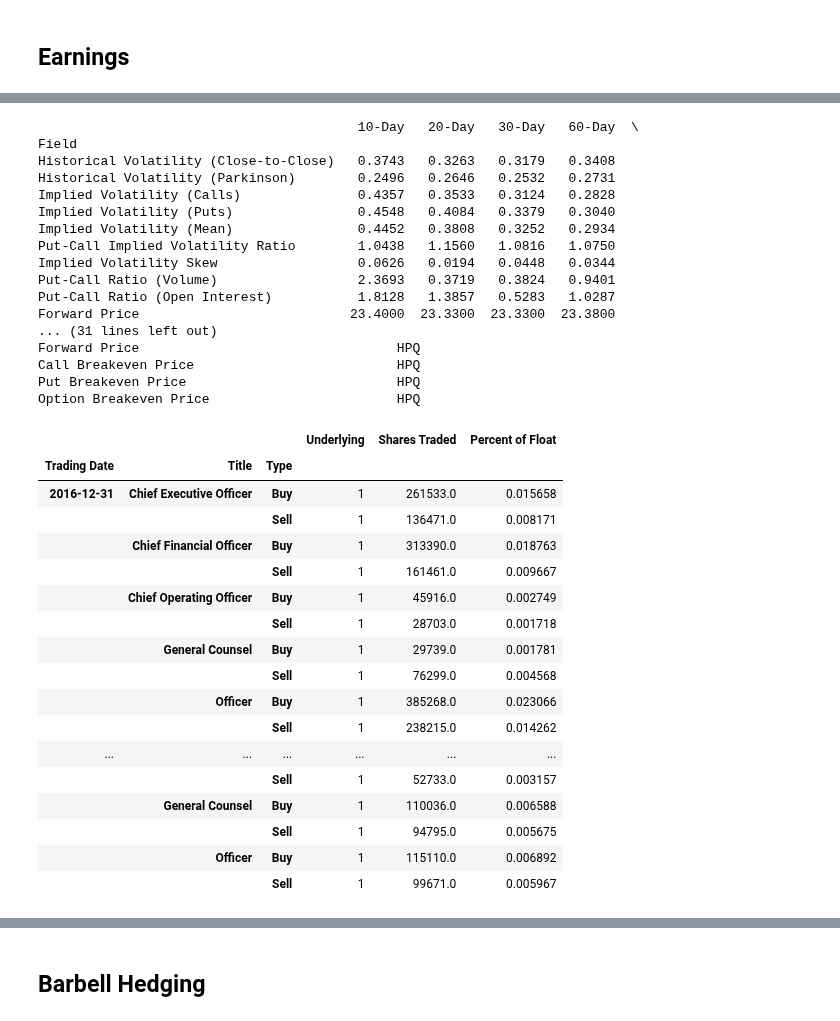
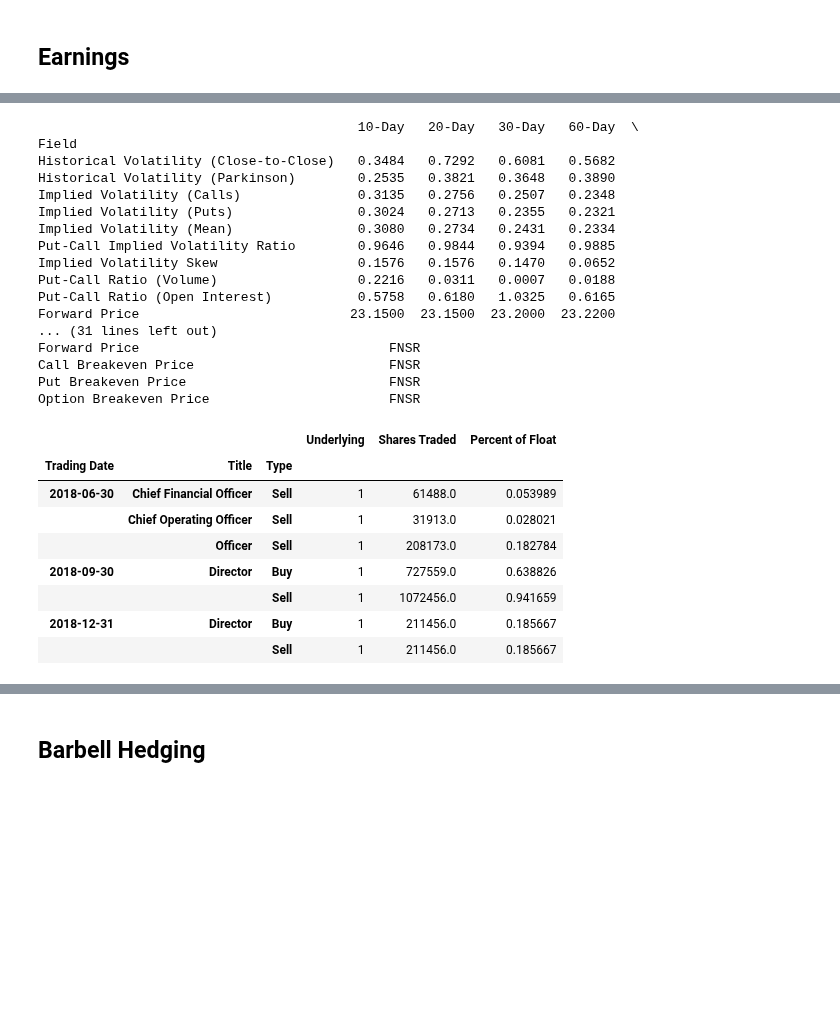
Before and after one commit to auto-d1dact/Trading, a Jupyter notebook: Notebooks/Daily Trading.ipynb, the cells around one changed output, grey strips where cells are left out. Saved outputs shown, nothing was run; the diff lists cells and outputs as text; code cells hidden in the pictures; blank space fills up the shorter version.

```diff
--- a/Notebooks/Daily Trading.ipynb
+++ b/Notebooks/Daily Trading.ipynb
@@ -178,14 +178,14 @@ curr_earnings = date_earnings(date_lookup)
 curr_earnings = curr_earnings[curr_earnings['Call Time'].isin(['After Market Close', 'Before Market Open'])]
 curr_earnings['EarningsDate'] = date_lookup
 # %%
-month = 11
+month = 12
 year = 2018
-days_list = list(range(29, 31))
+days_list = list(range(3, 7))
 
 week_earnings = []
 
 for i in days_list:
-    date_lookup = '{0}-{1}-{2}'.format(year,month,i)
+    date_lookup = '{0}-{1}-{2}'.format(year,month,'0'+(str(i)))
     curr_earnings = date_earnings(date_lookup)
     curr_earnings = curr_earnings[curr_earnings['Call Time'].isin(['After Market Close', 'Before Market Open'])]
     curr_earnings['EarningsDate'] = date_lookup
@@ -540,56 +562,47 @@ writer.save()
 # %%
 # BKE CRM RAVN
 # %%
-selected_name = 'HPQ'
+selected_name = 'FNSR'
 
 aq = alphaquery(selected_name)
 print(aq.vol_df)
 
 
 select_trades = insider_trades[insider_trades.Underlying == selected_name].groupby(['Trading Date','Title',
                                                                                     'Type']).agg({'Underlying':'count',
                                                                                                   'Shares Traded': 'sum'}).reset_index()
 select_trades['Percent of Float'] = 100*select_trades['Shares Traded']/curr_shares_out.loc[selected_name,'Shares Outstanding(Mil.)']
 select_trades.groupby(['Trading Date','Title',
                        'Type']).agg({'Underlying':'count',
                                      'Shares Traded': 'sum',
                                      'Percent of Float': 'sum'})
 # %% [output]
                                          10-Day   20-Day   30-Day   60-Day  \
 Field
-Historical Volatility (Close-to-Close)   0.3743   0.3263   0.3179   0.3408
-Historical Volatility (Parkinson)        0.2496   0.2646   0.2532   0.2731
-Implied Volatility (Calls)               0.4357   0.3533   0.3124   0.2828
-Implied Volatility (Puts)                0.4548   0.4084   0.3379   0.3040
-Implied Volatility (Mean)                0.4452   0.3808   0.3252   0.2934
-Put-Call Implied Volatility Ratio        1.0438   1.1560   1.0816   1.0750
-Implied Volatility Skew                  0.0626   0.0194   0.0448   0.0344
-Put-Call Ratio (Volume)                  2.3693   0.3719   0.3824   0.9401
-Put-Call Ratio (Open Interest)           1.8128   1.3857   0.5283   1.0287
-Forward Price                           23.4000  23.3300  23.3300  23.3800
+Historical Volatility (Close-to-Close)   0.3484   0.7292   0.6081   0.5682
+Historical Volatility (Parkinson)        0.2535   0.3821   0.3648   0.3890
+Implied Volatility (Calls)               0.3135   0.2756   0.2507   0.2348
+Implied Volatility (Puts)                0.3024   0.2713   0.2355   0.2321
+Implied Volatility (Mean)                0.3080   0.2734   0.2431   0.2334
+Put-Call Implied Volatility Ratio        0.9646   0.9844   0.9394   0.9885
+Implied Volatility Skew                  0.1576   0.1576   0.1470   0.0652
+Put-Call Ratio (Volume)                  0.2216   0.0311   0.0007   0.0188
+Put-Call Ratio (Open Interest)           0.5758   0.6180   1.0325   0.6165
+Forward Price                           23.1500  23.1500  23.2000  23.2200
 ... (31 lines left out)
-Forward Price                                 HPQ
-Call Breakeven Price                          HPQ
-Put Breakeven Price                           HPQ
-Option Breakeven Price                        HPQ
+Forward Price                                FNSR
+Call Breakeven Price                         FNSR
+Put Breakeven Price                          FNSR
+Option Breakeven Price                       FNSR
 |  |  |  | Underlying | Shares Traded | Percent of Float |
 | Trading Date | Title | Type |  |  |  |
-| 2016-12-31 | Chief Executive Officer | Buy | 1 | 261533.0 | 0.015658 |
-|  |  | Sell | 1 | 136471.0 | 0.008171 |
-|  | Chief Financial Officer | Buy | 1 | 313390.0 | 0.018763 |
-|  |  | Sell | 1 | 161461.0 | 0.009667 |
-|  | Chief Operating Officer | Buy | 1 | 45916.0 | 0.002749 |
-|  |  | Sell | 1 | 28703.0 | 0.001718 |
-|  | General Counsel | Buy | 1 | 29739.0 | 0.001781 |
-|  |  | Sell | 1 | 76299.0 | 0.004568 |
-|  | Officer | Buy | 1 | 385268.0 | 0.023066 |
-|  |  | Sell | 1 | 238215.0 | 0.014262 |
-| ... | ... | ... | ... | ... | ... |
-|  |  | Sell | 1 | 52733.0 | 0.003157 |
-|  | General Counsel | Buy | 1 | 110036.0 | 0.006588 |
-|  |  | Sell | 1 | 94795.0 | 0.005675 |
-|  | Officer | Buy | 1 | 115110.0 | 0.006892 |
-|  |  | Sell | 1 | 99671.0 | 0.005967 |
+| 2018-06-30 | Chief Financial Officer | Sell | 1 | 61488.0 | 0.053989 |
+|  | Chief Operating Officer | Sell | 1 | 31913.0 | 0.028021 |
+|  | Officer | Sell | 1 | 208173.0 | 0.182784 |
+| 2018-09-30 | Director | Buy | 1 | 727559.0 | 0.638826 |
+|  |  | Sell | 1 | 1072456.0 | 0.941659 |
+| 2018-12-31 | Director | Buy | 1 | 211456.0 | 0.185667 |
+|  |  | Sell | 1 | 211456.0 | 0.185667 |
 # %%
 further_reduce
 # %% [output]
```
Also changed, not shown: parts of 8 cells of this notebook.
